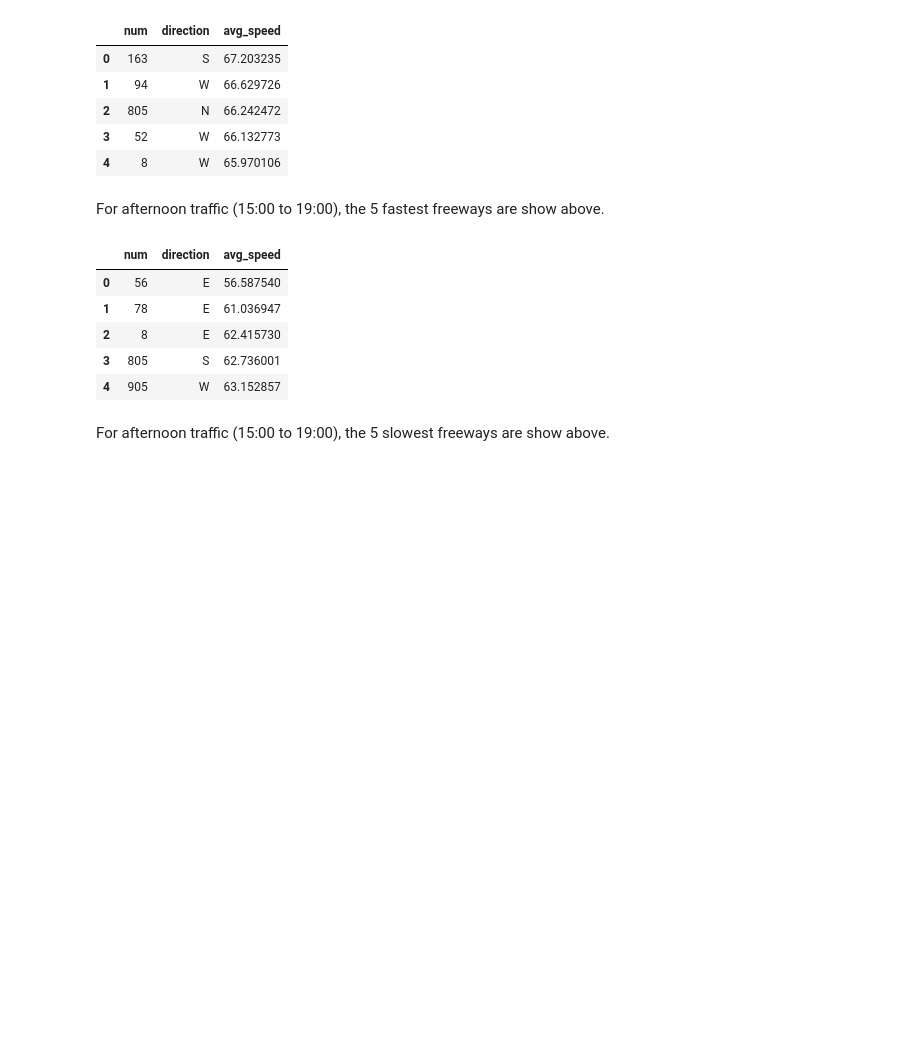
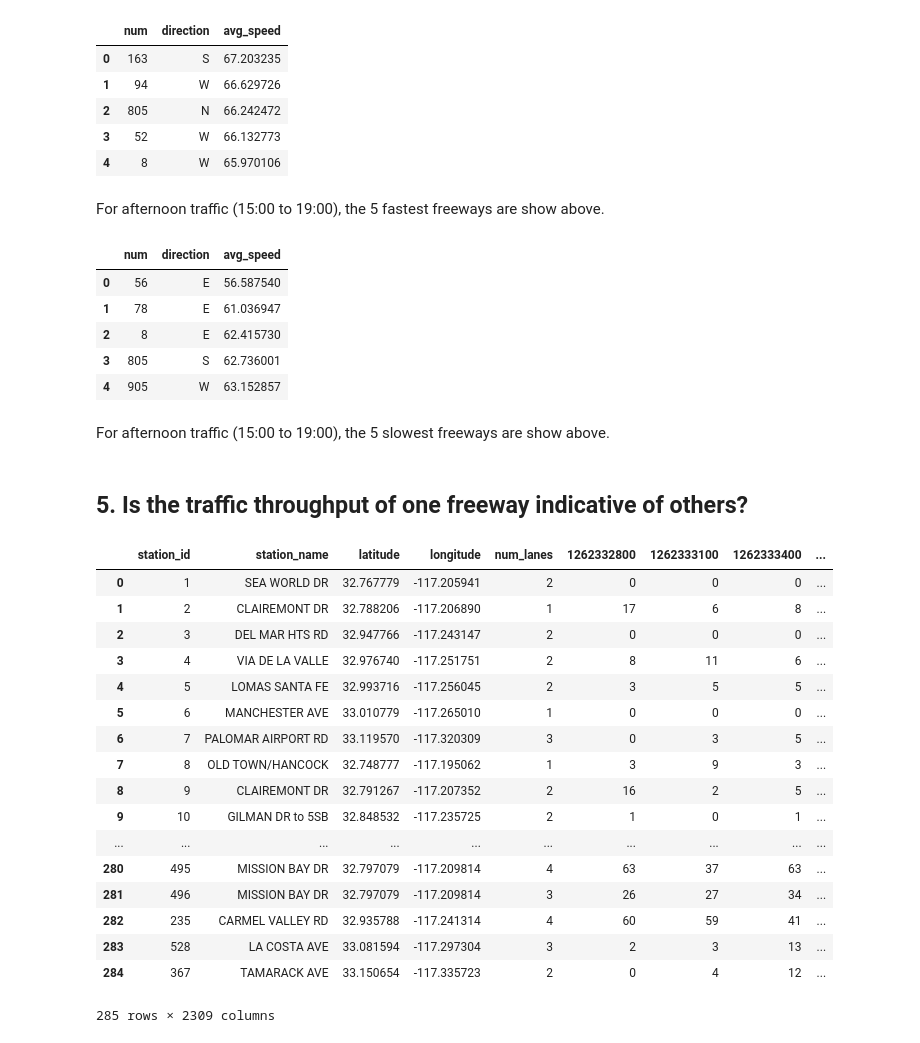
Before and after one commit to conwaywong/dse_capstone, a Jupyter notebook: traffic/src/DSE203_Final_QueryResults.ipynb, the cells around one changed output. Cells and saved outputs as stored; diff of their text form; code cells hidden in the pictures; blank space fills up the shorter version.

```diff
--- a/traffic/src/DSE203_Final_QueryResults.ipynb
+++ b/traffic/src/DSE203_Final_QueryResults.ipynb
@@ -382,3 +382,5 @@ df
 For afternoon traffic (15:00 to 19:00), the 5 slowest freeways are show above.
 # %%
 connection.close()
+# %% [markdown]
+## 5. Is the traffic throughput of one freeway indicative of others?
@@ -384,0 +508,22 @@ connection.close()
+# %%
+m_df= pd.read_pickle('5_freeway_df.pkl')
+m_df
+# %% [output]
+|  | station_id | station_name | latitude | longitude | num_lanes | 1262332800 | 1262333100 | 1262333400 | ... |
+| 0 | 1 | SEA WORLD DR | 32.767779 | -117.205941 | 2 | 0 | 0 | 0 | ... |
+| 1 | 2 | CLAIREMONT DR | 32.788206 | -117.206890 | 1 | 17 | 6 | 8 | ... |
+| 2 | 3 | DEL MAR HTS RD | 32.947766 | -117.243147 | 2 | 0 | 0 | 0 | ... |
+| 3 | 4 | VIA DE LA VALLE | 32.976740 | -117.251751 | 2 | 8 | 11 | 6 | ... |
+| 4 | 5 | LOMAS SANTA FE | 32.993716 | -117.256045 | 2 | 3 | 5 | 5 | ... |
+| 5 | 6 | MANCHESTER AVE | 33.010779 | -117.265010 | 1 | 0 | 0 | 0 | ... |
+| 6 | 7 | PALOMAR AIRPORT RD | 33.119570 | -117.320309 | 3 | 0 | 3 | 5 | ... |
+| 7 | 8 | OLD TOWN/HANCOCK | 32.748777 | -117.195062 | 1 | 3 | 9 | 3 | ... |
+| 8 | 9 | CLAIREMONT DR | 32.791267 | -117.207352 | 2 | 16 | 2 | 5 | ... |
+| 9 | 10 | GILMAN DR to 5SB | 32.848532 | -117.235725 | 2 | 1 | 0 | 1 | ... |
+| ... | ... | ... | ... | ... | ... | ... | ... | ... | ... |
+| 280 | 495 | MISSION BAY DR | 32.797079 | -117.209814 | 4 | 63 | 37 | 63 | ... |
+| 281 | 496 | MISSION BAY DR | 32.797079 | -117.209814 | 3 | 26 | 27 | 34 | ... |
+| 282 | 235 | CARMEL VALLEY RD | 32.935788 | -117.241314 | 4 | 60 | 59 | 41 | ... |
+| 283 | 528 | LA COSTA AVE | 33.081594 | -117.297304 | 3 | 2 | 3 | 13 | ... |
+| 284 | 367 | TAMARACK AVE | 33.150654 | -117.335723 | 2 | 0 | 4 | 12 | ... |
+285 rows × 2309 columns
```
Also changed, not shown: parts of 17 cells of this notebook, 19 other files.
